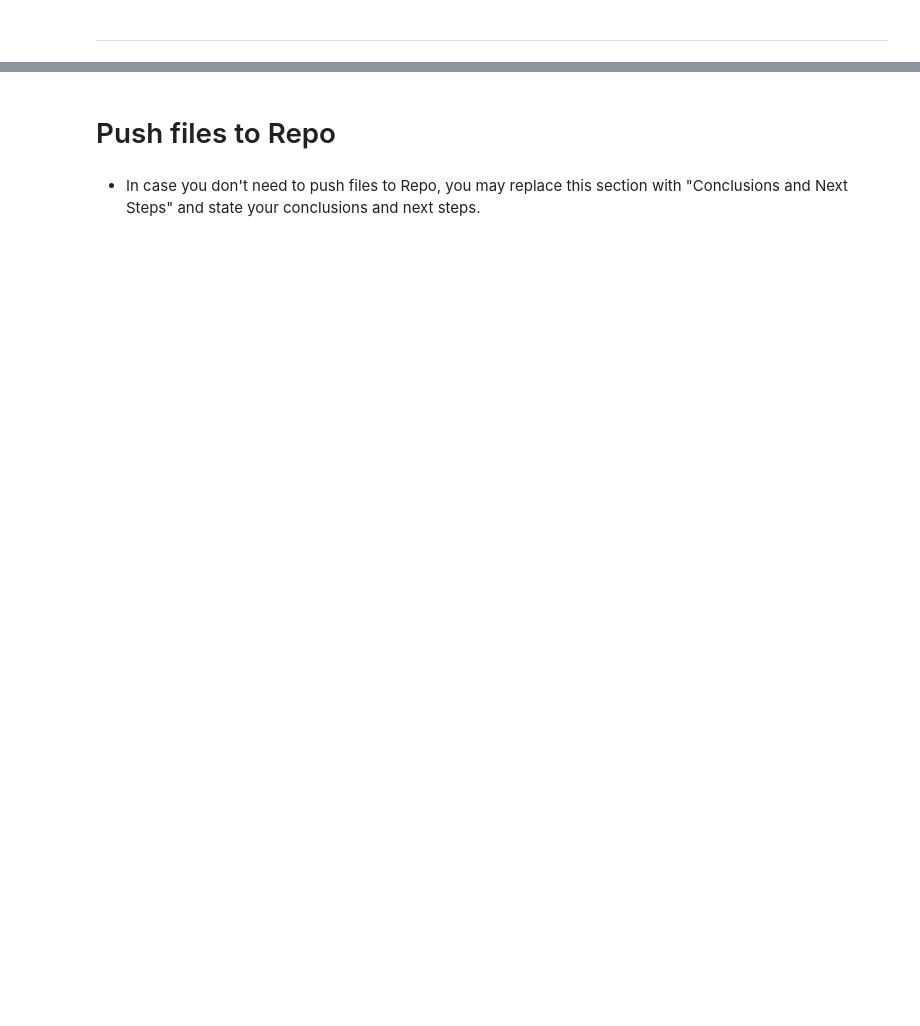
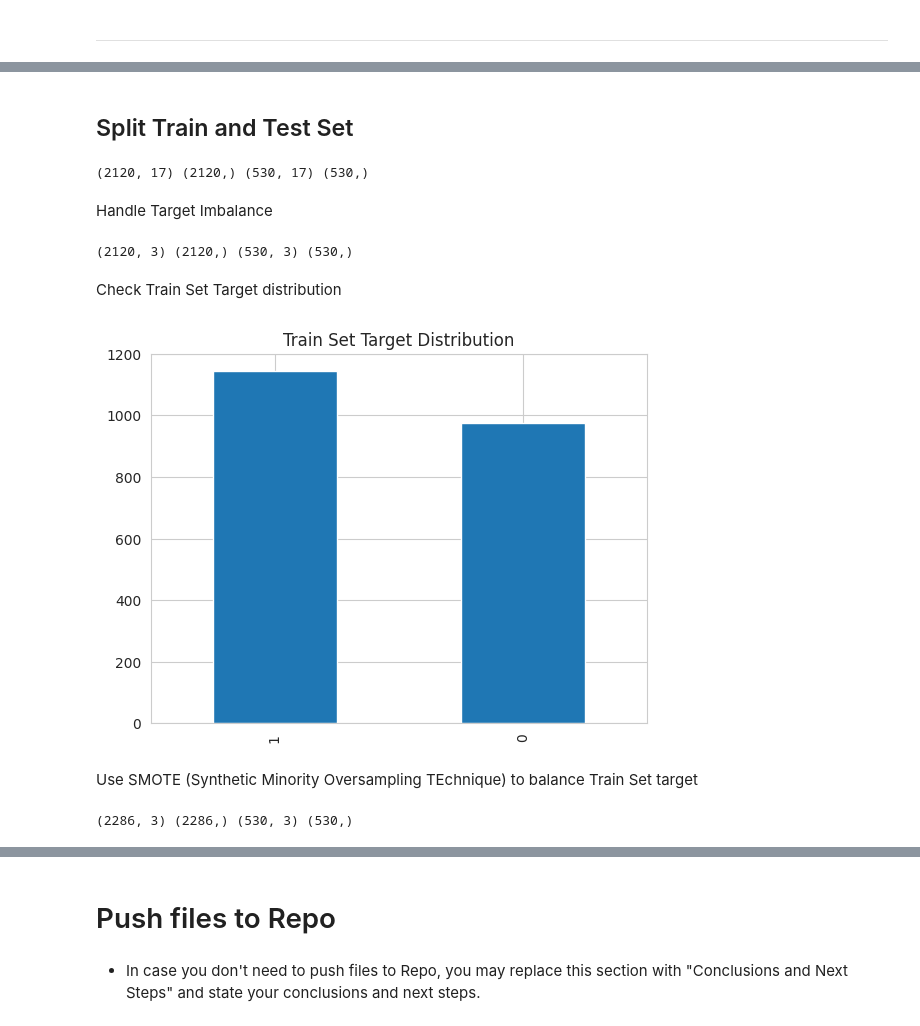
Before and after one commit to Cosmin1907/bitcoin-forecast, a Jupyter notebook: jupyter_notebooks/06 - Modeling and Evaluation - Predict Buy-Sell.ipynb, the cells around one changed output, grey strips where cells are left out. Saved outputs shown, nothing was run; the diff lists cells and outputs as text; code cells hidden in the pictures; blank space fills up the shorter version.

Commit message:
Add initial classification model implementation

```diff
--- a/jupyter_notebooks/06 - Modeling and Evaluation - Predict Buy-Sell.ipynb
+++ b/jupyter_notebooks/06 - Modeling and Evaluation - Predict Buy-Sell.ipynb
@@ -47,0 +52,7 @@ Section 1 content
+# %%
+import numpy as np
+import pandas as pd
+df = (pd.read_csv("outputs/datasets/cleaned/BTCAugmented.csv", index_col='date', parse_dates=True))
+
+print(df.shape)
+df.head(5)
@@ -62,0 +195,42 @@ NOTE
+# %% [markdown]
+## Split Train and Test Set
+# %%
+from sklearn.model_selection import train_test_split
+X_train, X_test, y_train, y_test = train_test_split(
+    df.drop(['buy/sell'], axis=1),
+    df['buy/sell'],
+    test_size=0.2,
+    random_state=0,
+)
+
+print(X_train.shape, y_train.shape, X_test.shape, y_test.shape)
+# %% [output]
+(2120, 17) (2120,) (530, 17) (530,)
+# %% [markdown]
+Handle Target Imbalance
+# %%
+pipeline_data_cleaning_feat_eng = PipelineDataCleaningAndFeatureEngineering()
+X_train = pipeline_data_cleaning_feat_eng.fit_transform(X_train)
+X_test = pipeline_data_cleaning_feat_eng.transform(X_test)
+print(X_train.shape, y_train.shape, X_test.shape, y_test.shape)
+# %% [output]
+(2120, 3) (2120,) (530, 3) (530,)
+# %% [markdown]
+Check Train Set Target distribution
+# %%
+import matplotlib.pyplot as plt
+import seaborn as sns
+sns.set_style("whitegrid")
+y_train.value_counts().plot(kind='bar', title='Train Set Target Distribution')
+plt.show()
+# %% [output]
+[figure, added]
+# %% [markdown]
+Use SMOTE (Synthetic Minority Oversampling TEchnique) to balance Train Set target
+# %%
+from imblearn.over_sampling import SMOTE
+oversample = SMOTE(sampling_strategy='minority', random_state=0)
+X_train, y_train = oversample.fit_resample(X_train, y_train)
+print(X_train.shape, y_train.shape, X_test.shape, y_test.shape)
+# %% [output]
+(2286, 3) (2286,) (530, 3) (530,)
```
Also changed, not shown: parts of 47 cells of this notebook, 1 other file.
